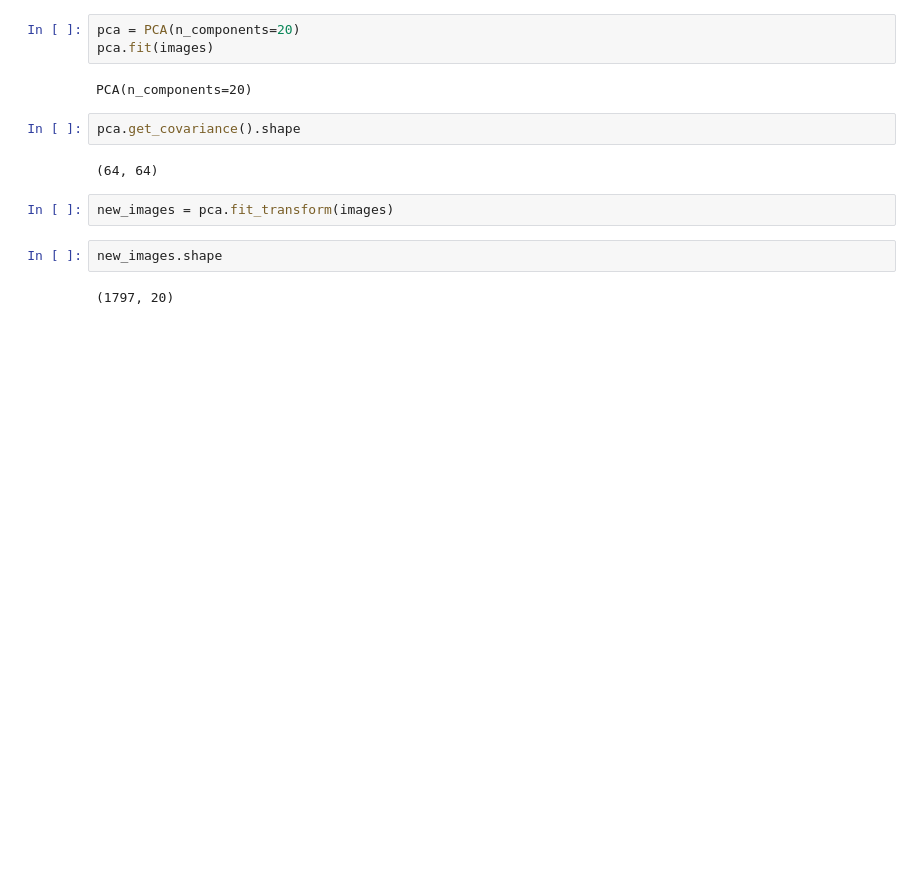
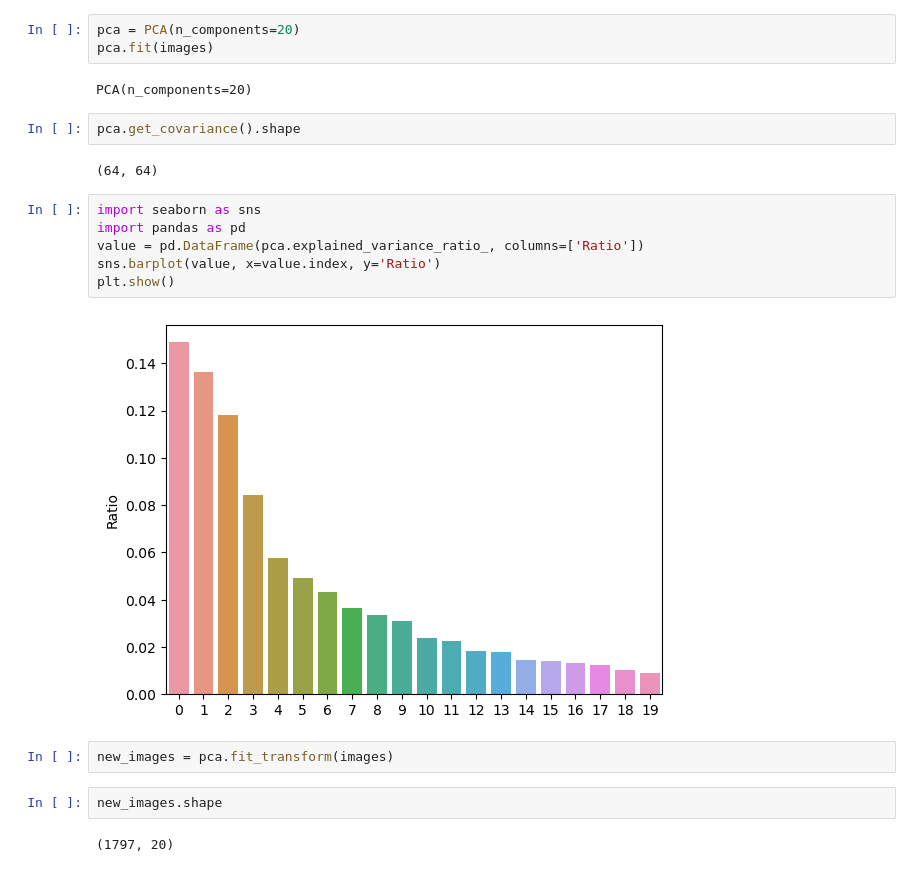
Before and after one commit to hwaseem04/LabSolutions, a Jupyter notebook: Semester-IV/MLT/Ex7/PCA-MNIST.ipynb, the cells around one changed output. Saved outputs shown, nothing was run; the diff lists cells and outputs as text; blank space fills up the shorter version.

Commit message:
Add explained variance ratio plot using scikit learn attributes

```diff
--- a/Semester-IV/MLT/Ex7/PCA-MNIST.ipynb
+++ b/Semester-IV/MLT/Ex7/PCA-MNIST.ipynb
@@ -107,6 +107,14 @@ PCA(n_components=20)
 pca.get_covariance().shape
 # %% [output]
 (64, 64)
+# %%
+import seaborn as sns
+import pandas as pd
+value = pd.DataFrame(pca.explained_variance_ratio_, columns=['Ratio'])
+sns.barplot(value, x=value.index, y='Ratio')
+plt.show()
+# %% [output]
+[figure, added]
 # %%
 new_images = pca.fit_transform(images)
 # %%
```
Also changed, not shown: parts of 1 cell of this notebook.
